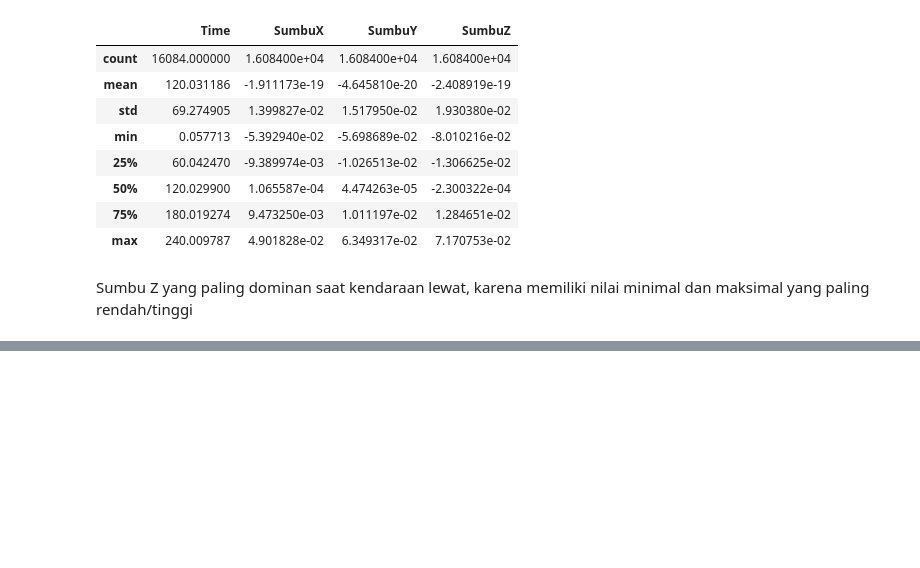
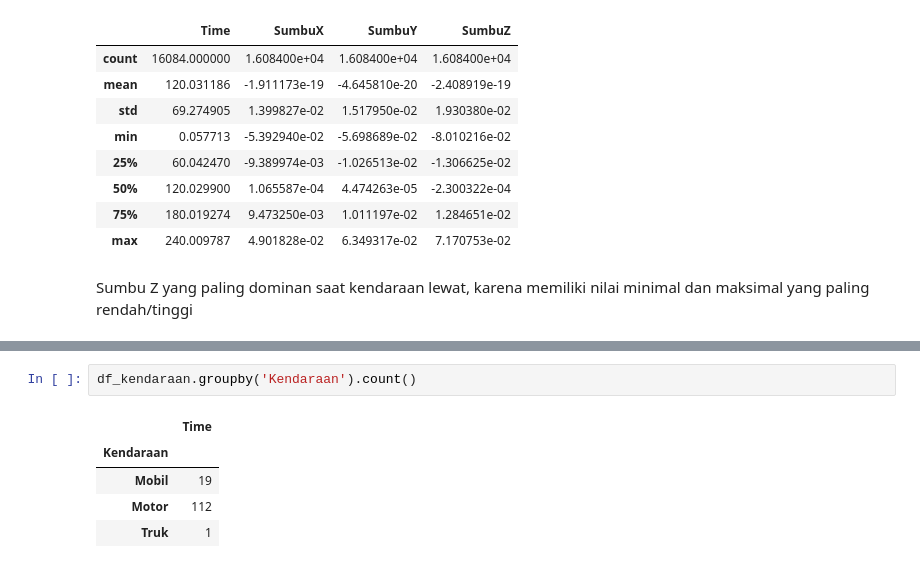
Before and after one commit to Otniel113/IoT_Jalan, a Jupyter notebook: IoT_Jalan.ipynb, the cells around one changed output, grey strips where cells are left out. Drawn from its saved outputs; the diff is of its cells as text; blank space fills up the shorter version.

```diff
--- a/IoT_Jalan.ipynb
+++ b/IoT_Jalan.ipynb
@@ -109,0 +112,8 @@ df_jalan[(df_jalan['SumbuZ'] >= 0.055) | (df_jalan['SumbuZ'] <= -0.055)].shape[0
+# %%
+df_kendaraan.groupby('Kendaraan').count()
+# %% [output]
+|  | Time |
+| Kendaraan |  |
+| Mobil | 19 |
+| Motor | 112 |
+| Truk | 1 |
```
Also changed, not shown: parts of 14 cells of this notebook.
